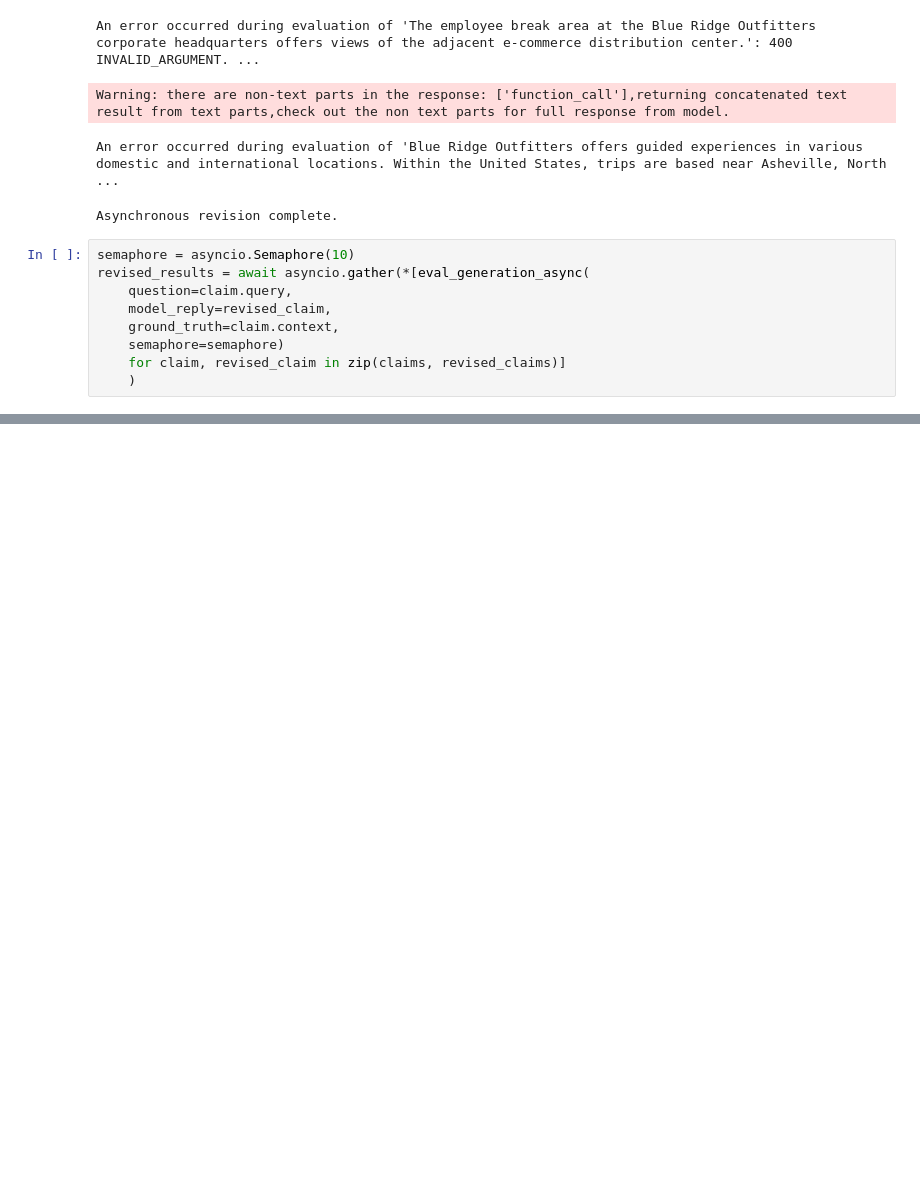
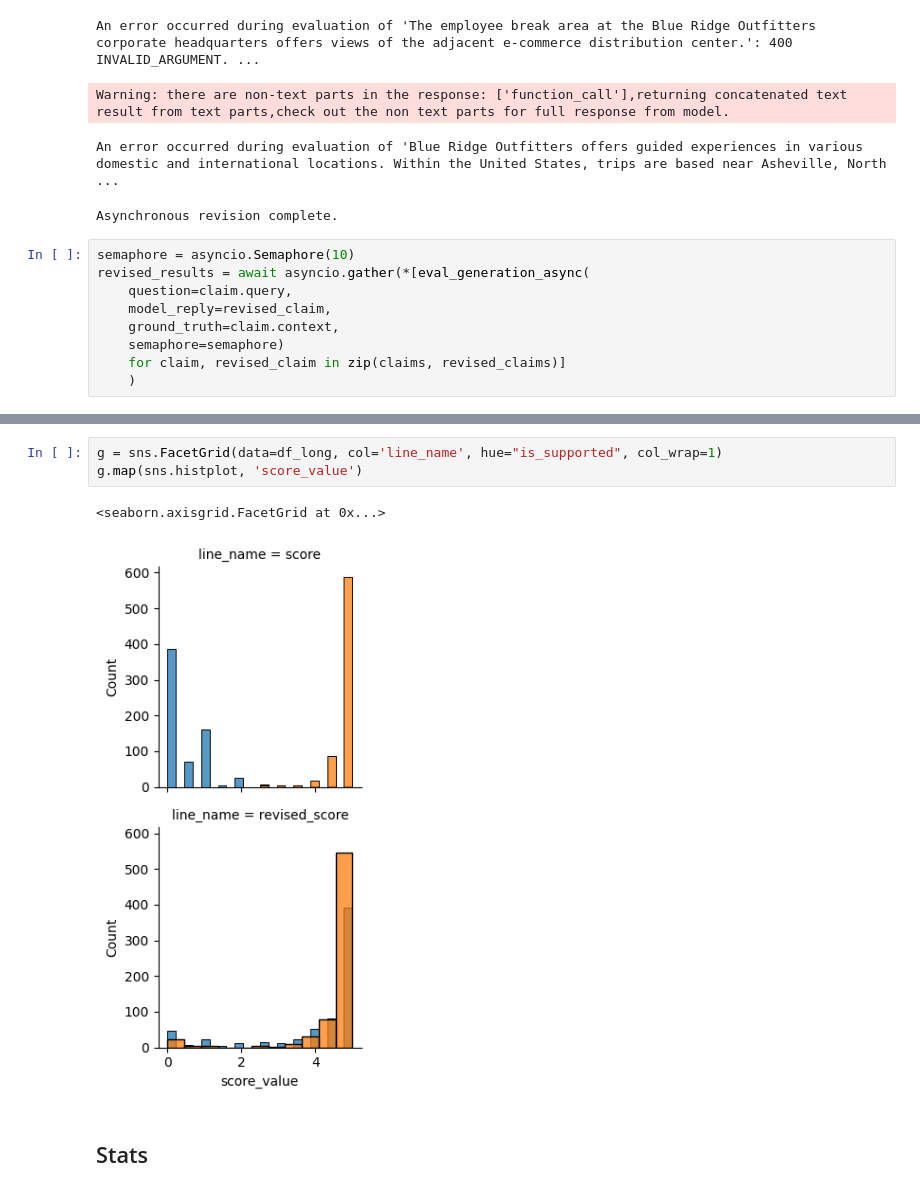
Before and after one commit to ivanmkc/adk-samples, a Jupyter notebook: python/agents/llm-auditor/evaluate_rag_engine_autorater.ipynb, the cells around one changed output, grey strips where cells are left out. Cells and saved outputs as stored; diff of their text form; blank space fills up the shorter version.

```diff
--- a/python/agents/llm-auditor/evaluate_rag_engine_autorater.ipynb
+++ b/python/agents/llm-auditor/evaluate_rag_engine_autorater.ipynb
@@ -476,0 +403,8 @@ Name: count, dtype: int64
+# %%
+g = sns.FacetGrid(data=df_long, col='line_name', hue="is_supported", col_wrap=1)
+g.map(sns.histplot, 'score_value')
+# %% [output]
+<seaborn.axisgrid.FacetGrid at 0x...>
+[figure, added]
+# %% [markdown]
+## Stats
```
Also changed, not shown: parts of 31 cells of this notebook, 3 other files.
